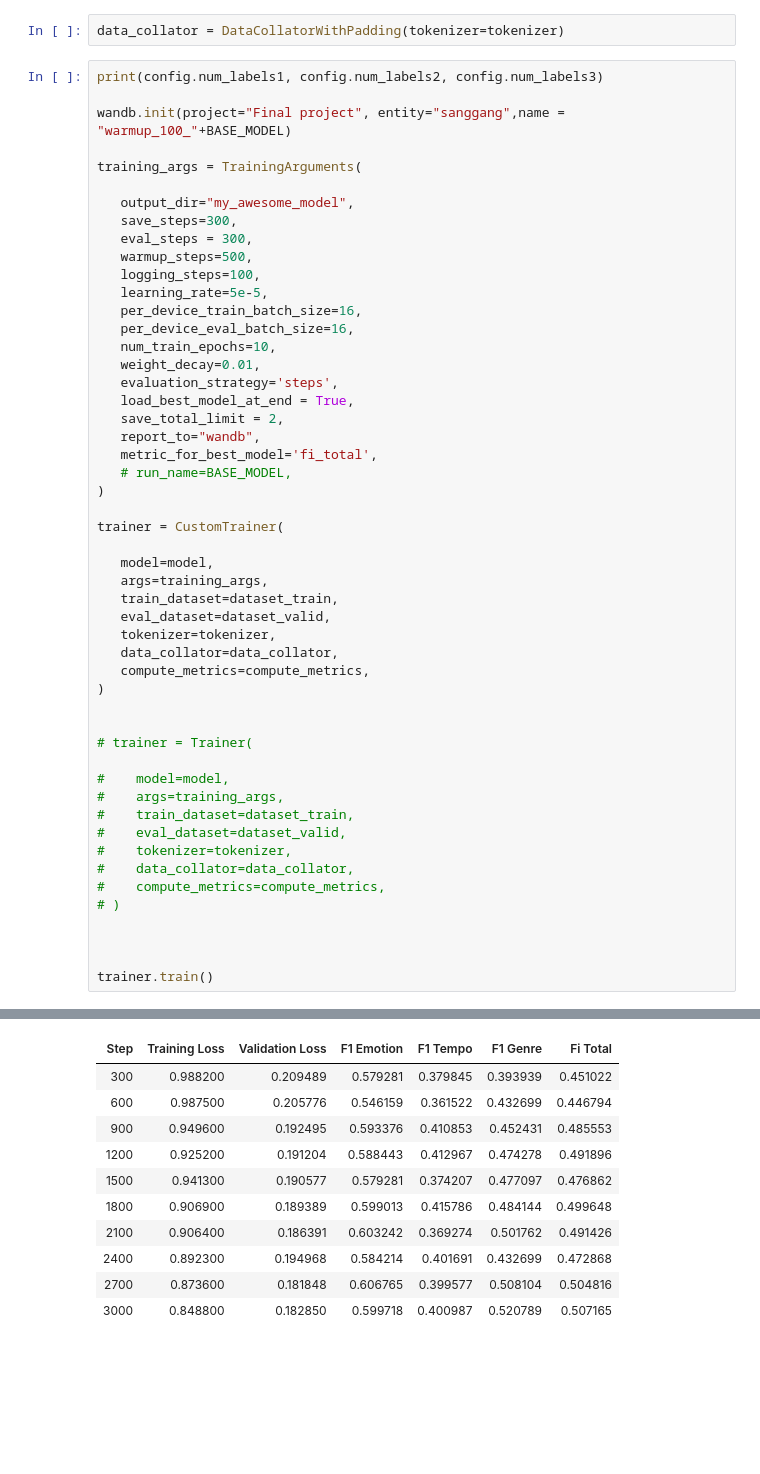
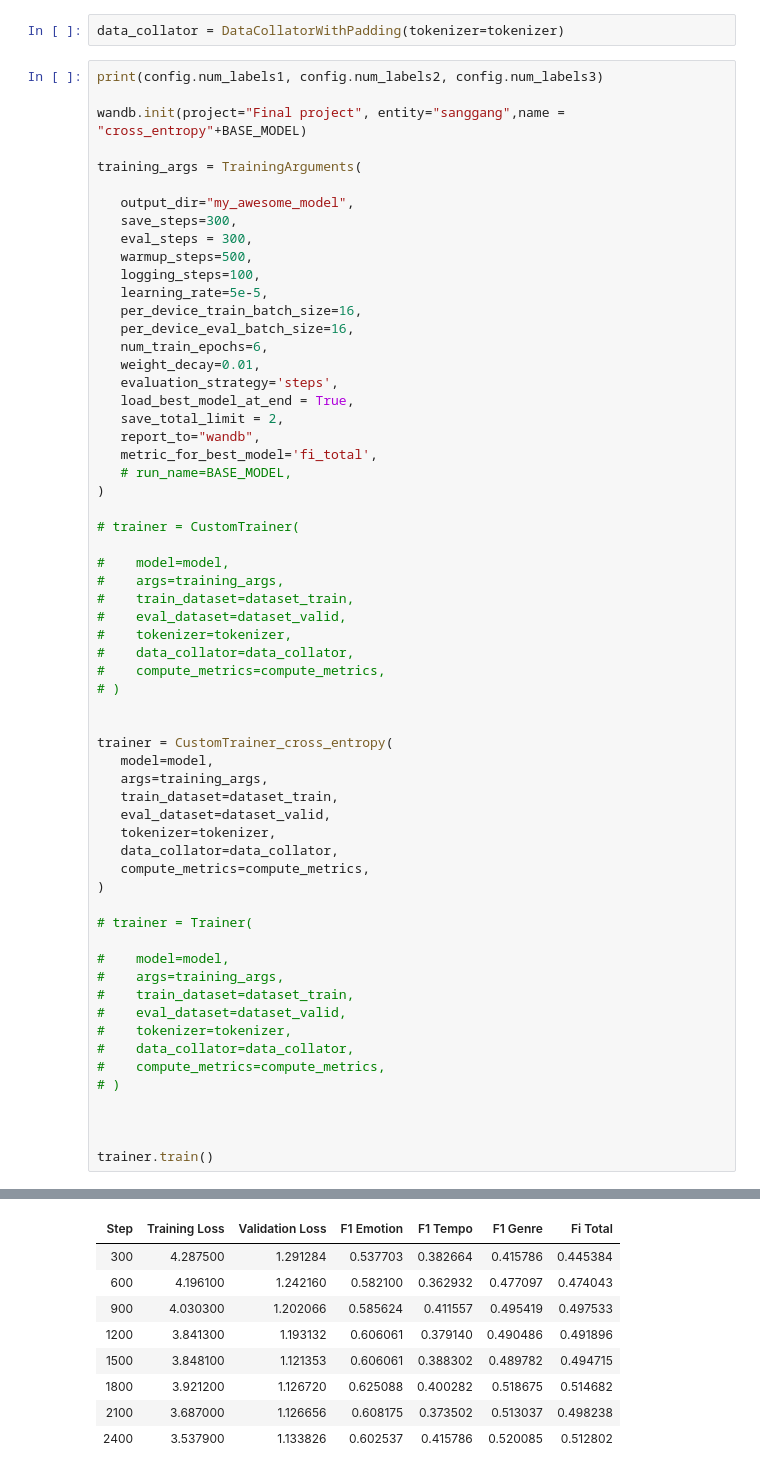
Before and after one commit to SangGank/LEVEL3, a Jupyter notebook: front_model.ipynb, the cells around one changed output, grey strips where cells are left out. Saved outputs shown, nothing was run; the diff lists cells and outputs as text; blank space fills up the shorter version.

```diff
--- a/front_model.ipynb
+++ b/front_model.ipynb
@@ -201,7 +189,7 @@ data_collator = DataCollatorWithPadding(tokenizer=tokenizer)
 # %%
 print(config.num_labels1, config.num_labels2, config.num_labels3)
 
-wandb.init(project="Final project", entity="sanggang",name = "warmup_100_"+BASE_MODEL)
+wandb.init(project="Final project", entity="sanggang",name = "cross_entropy"+BASE_MODEL)
 
 training_args = TrainingArguments(
 
@@ -213,7 +201,7 @@ training_args = TrainingArguments(
    learning_rate=5e-5,
    per_device_train_batch_size=16,
    per_device_eval_batch_size=16,
-   num_train_epochs=10,
+   num_train_epochs=6,
    weight_decay=0.01,
    evaluation_strategy='steps',
    load_best_model_at_end = True,
@@ -223,8 +211,19 @@ training_args = TrainingArguments(
    # run_name=BASE_MODEL,
 )
 
-trainer = CustomTrainer(
+# trainer = CustomTrainer(
 
+#    model=model,
+#    args=training_args,
+#    train_dataset=dataset_train,
+#    eval_dataset=dataset_valid,
+#    tokenizer=tokenizer,
+#    data_collator=data_collator,
+#    compute_metrics=compute_metrics,
+# )
+
+
+trainer = CustomTrainer_cross_entropy(
    model=model,
    args=training_args,
    train_dataset=dataset_train,
@@ -233,7 +232,6 @@ trainer = CustomTrainer(
    data_collator=data_collator,
    compute_metrics=compute_metrics,
 )
-
 
 # trainer = Trainer(
 
@@ -275,11 +261,9 @@ Detected kernel version 5.4.0, which is below the recommended minimum of 5.5.0;
 | Step | Training Loss | Validation Loss | F1 Emotion | F1 Tempo | F1 Genre | Fi Total |
-| 300 | 0.988200 | 0.209489 | 0.579281 | 0.379845 | 0.393939 | 0.451022 |
-| 600 | 0.987500 | 0.205776 | 0.546159 | 0.361522 | 0.432699 | 0.446794 |
-| 900 | 0.949600 | 0.192495 | 0.593376 | 0.410853 | 0.452431 | 0.485553 |
-| 1200 | 0.925200 | 0.191204 | 0.588443 | 0.412967 | 0.474278 | 0.491896 |
-| 1500 | 0.941300 | 0.190577 | 0.579281 | 0.374207 | 0.477097 | 0.476862 |
-| 1800 | 0.906900 | 0.189389 | 0.599013 | 0.415786 | 0.484144 | 0.499648 |
-| 2100 | 0.906400 | 0.186391 | 0.603242 | 0.369274 | 0.501762 | 0.491426 |
-| 2400 | 0.892300 | 0.194968 | 0.584214 | 0.401691 | 0.432699 | 0.472868 |
-| 2700 | 0.873600 | 0.181848 | 0.606765 | 0.399577 | 0.508104 | 0.504816 |
-| 3000 | 0.848800 | 0.182850 | 0.599718 | 0.400987 | 0.520789 | 0.507165 |
+| 300 | 4.287500 | 1.291284 | 0.537703 | 0.382664 | 0.415786 | 0.445384 |
+| 600 | 4.196100 | 1.242160 | 0.582100 | 0.362932 | 0.477097 | 0.474043 |
+| 900 | 4.030300 | 1.202066 | 0.585624 | 0.411557 | 0.495419 | 0.497533 |
+| 1200 | 3.841300 | 1.193132 | 0.606061 | 0.379140 | 0.490486 | 0.491896 |
+| 1500 | 3.848100 | 1.121353 | 0.606061 | 0.388302 | 0.489782 | 0.494715 |
+| 1800 | 3.921200 | 1.126720 | 0.625088 | 0.400282 | 0.518675 | 0.514682 |
+| 2100 | 3.687000 | 1.126656 | 0.608175 | 0.373502 | 0.513037 | 0.498238 |
+| 2400 | 3.537900 | 1.133826 | 0.602537 | 0.415786 | 0.520085 | 0.512802 |
```
Also changed, not shown: parts of 3 cells of this notebook, 7 other files.
